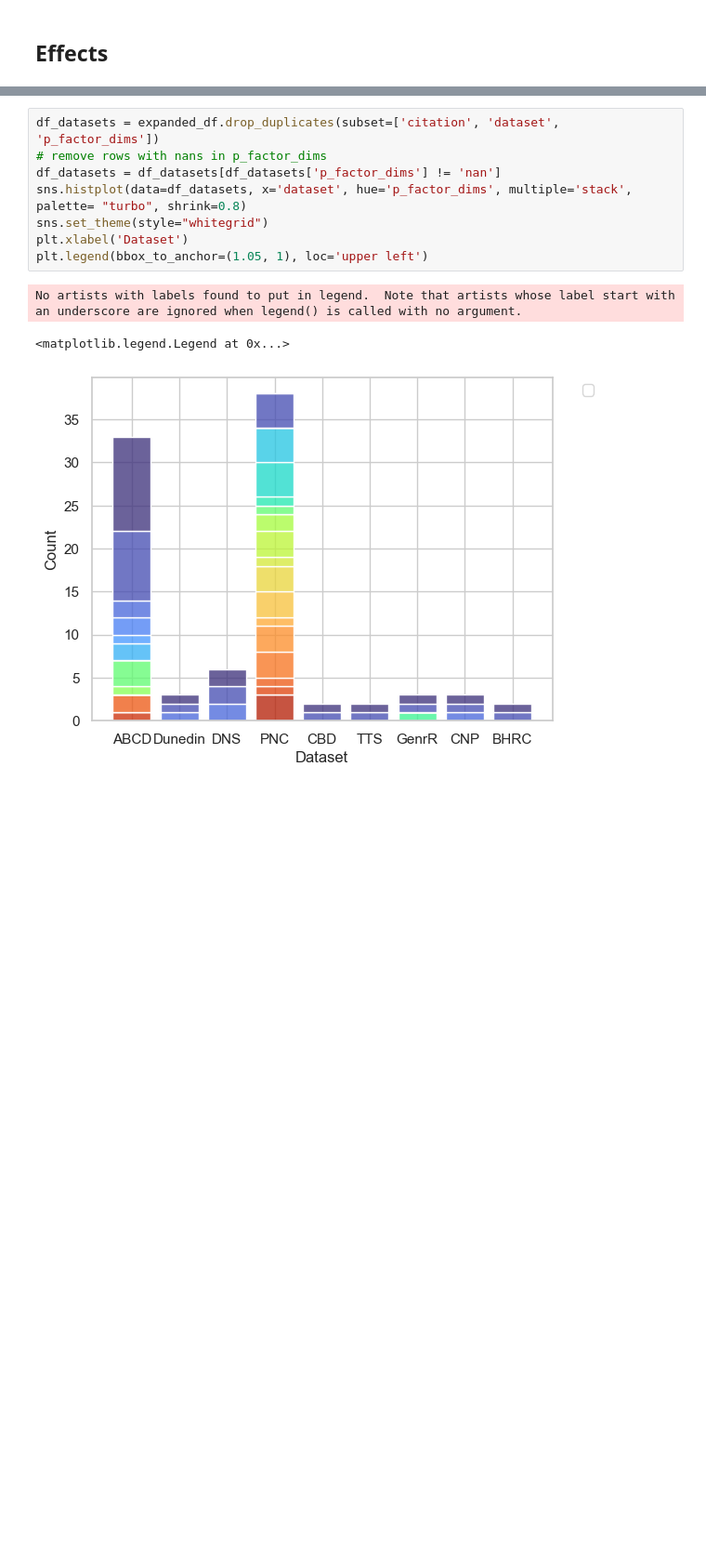
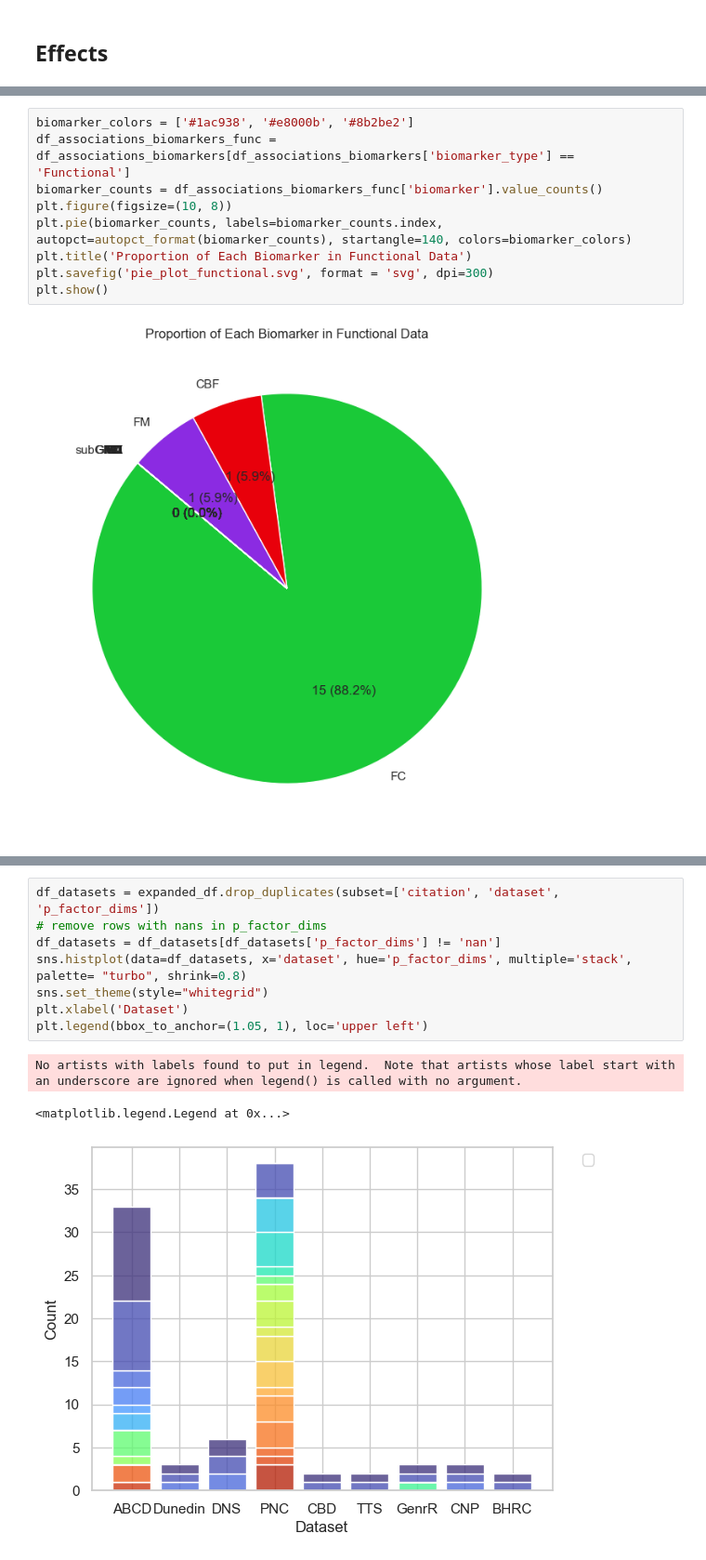
Before and after one commit to victoris93/p_factor_review, a Jupyter notebook: data_extraction.ipynb, the cells around one changed output, grey strips where cells are left out. Shown at 93% size. Cells and saved outputs as stored; diff of their text form; blank space fills up the shorter version.

```diff
--- a/data_extraction.ipynb
+++ b/data_extraction.ipynb
@@ -215,0 +225,11 @@ ValueError: Could not interpret value `sex` for `col`. An entry with this name d
+# %%
+biomarker_colors = ['#1ac938', '#e8000b', '#8b2be2']
+df_associations_biomarkers_func = df_associations_biomarkers[df_associations_biomarkers['biomarker_type'] == 'Functional']
+biomarker_counts = df_associations_biomarkers_func['biomarker'].value_counts()
+plt.figure(figsize=(10, 8))
+plt.pie(biomarker_counts, labels=biomarker_counts.index, autopct=autopct_format(biomarker_counts), startangle=140, colors=biomarker_colors)
+plt.title('Proportion of Each Biomarker in Functional Data')
+plt.savefig('pie_plot_functional.svg', format = 'svg', dpi=300)
+plt.show()
+# %% [output]
+[figure, added]
```
Also changed, not shown: parts of 11 cells of this notebook.
